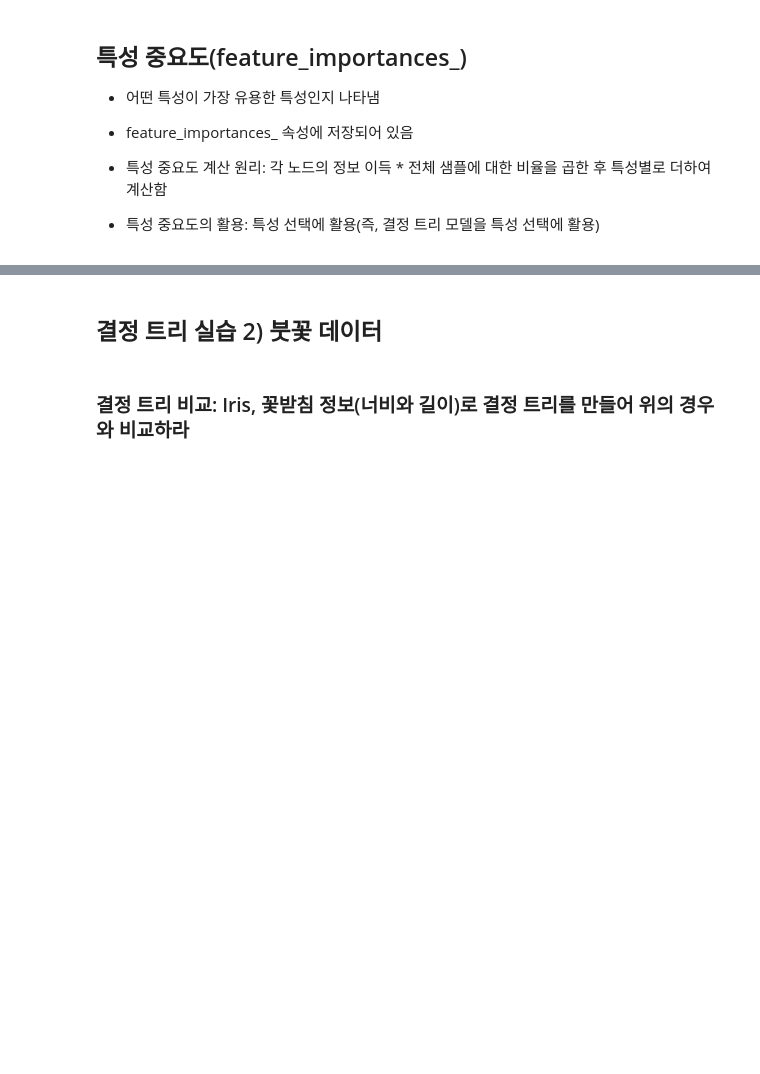
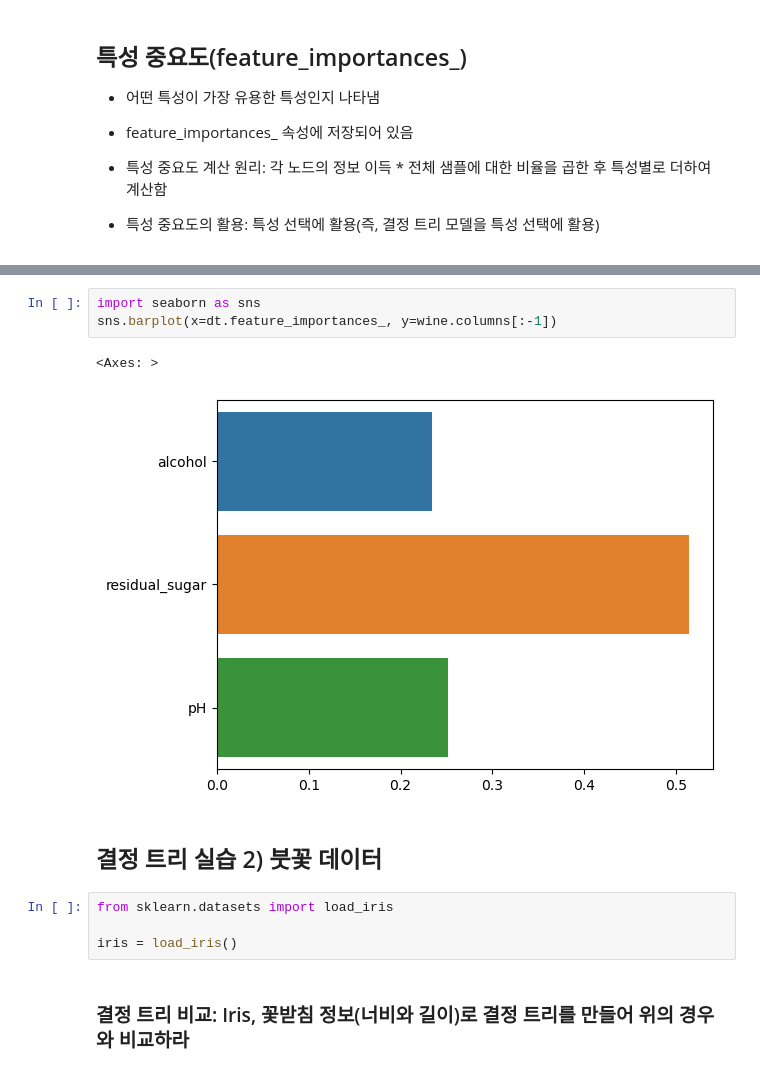
Before and after one commit to journnie/01_machine_learning, a Jupyter notebook: 300.Classification/320.0. 결정트리.ipynb, the cells around one changed output, grey strips where cells are left out. Drawn from its saved outputs; the diff is of its cells as text; blank space fills up the shorter version.

```diff
--- a/300.Classification/320.0. 결정트리.ipynb
+++ b/300.Classification/320.0. 결정트리.ipynb
@@ -117,5 +242,15 @@ SyntaxError: invalid syntax (2176873587.py, line 1)
+# %%
+import seaborn as sns
+sns.barplot(x=dt.feature_importances_, y=wine.columns[:-1])
+# %% [output]
+<Axes: >
+[figure, added]
 # %% [markdown]
 ## 결정 트리 실습 2) 붓꽃 데이터
+# %%
+from sklearn.datasets import load_iris
+
+iris = load_iris()
 # %% [markdown]
 ### 결정 트리 비교: Iris, 꽃받침 정보(너비와 길이)로 결정 트리를 만들어 위의 경우와 비교하라
 # %% [raw]
```
Also changed, not shown: parts of 17 cells of this notebook, 15 other files.
